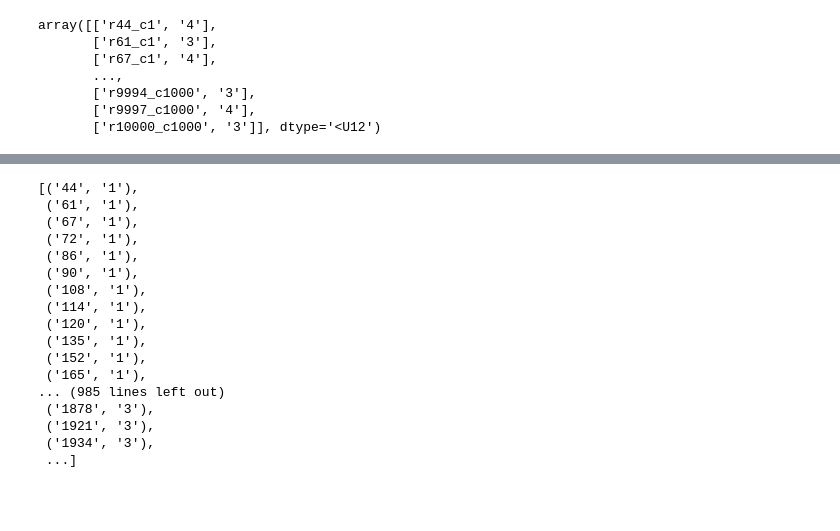
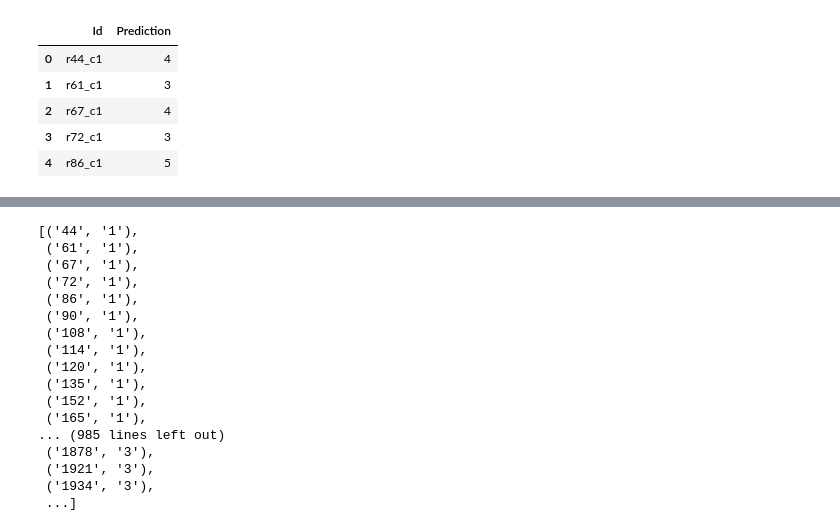
Before and after one commit to BYOBToBBQ/ml_project_2, a Jupyter notebook: copy_of_exercise10_for_our_dataset.ipynb, the cells around one changed output, grey strips where cells are left out. Drawn from its saved outputs; the diff is of its cells as text; code cells hidden in the pictures; blank space fills up the shorter version.

```diff
--- a/copy_of_exercise10_for_our_dataset.ipynb
+++ b/copy_of_exercise10_for_our_dataset.ipynb
@@ -69,10 +0,0 @@ ids_text = np.genfromtxt("data_train.csv", delimiter=",", skip_header=1, dtype=s
-# %%
-ids_text
-# %% [output]
-array([['r44_c1', '4'],
-       ['r61_c1', '3'],
-       ['r67_c1', '4'],
-       ...,
-       ['r9994_c1000', '3'],
-       ['r9997_c1000', '4'],
-       ['r10000_c1000', '3']], dtype='<U12')
@@ -78,0 +15,19 @@ array([['r44_c1', '4'],
+# %%
+def get_users(line):
+    row, col = line.split("_")
+    row = row.replace("r", "")
+    return int(row)
+def get_items(line):
+    row, col = line.split("_")
+    col = col.replace("c", "")
+    return int(col)
+
+data = pd.read_csv('data_train.csv')
+data.head()
+# %% [output]
+|  | Id | Prediction |
+| 0 | r44_c1 | 4 |
+| 1 | r61_c1 | 3 |
+| 2 | r67_c1 | 4 |
+| 3 | r72_c1 | 3 |
+| 4 | r86_c1 | 5 |
```
Also changed, not shown: parts of 17 cells of this notebook, 3 other files.
